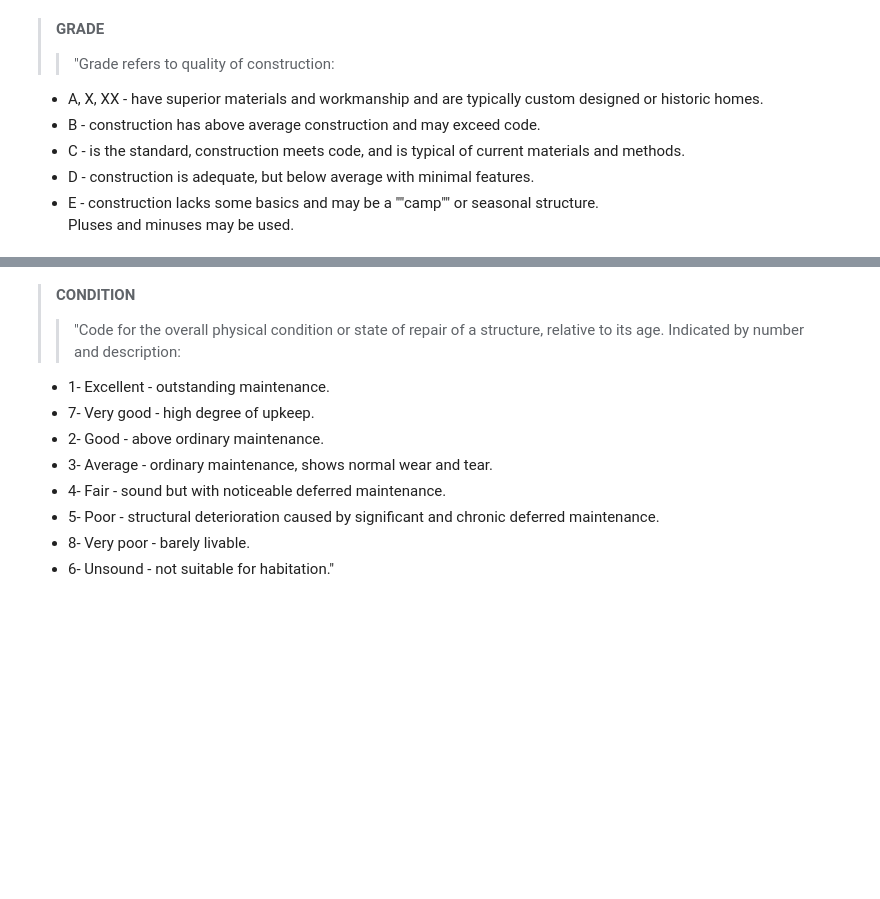
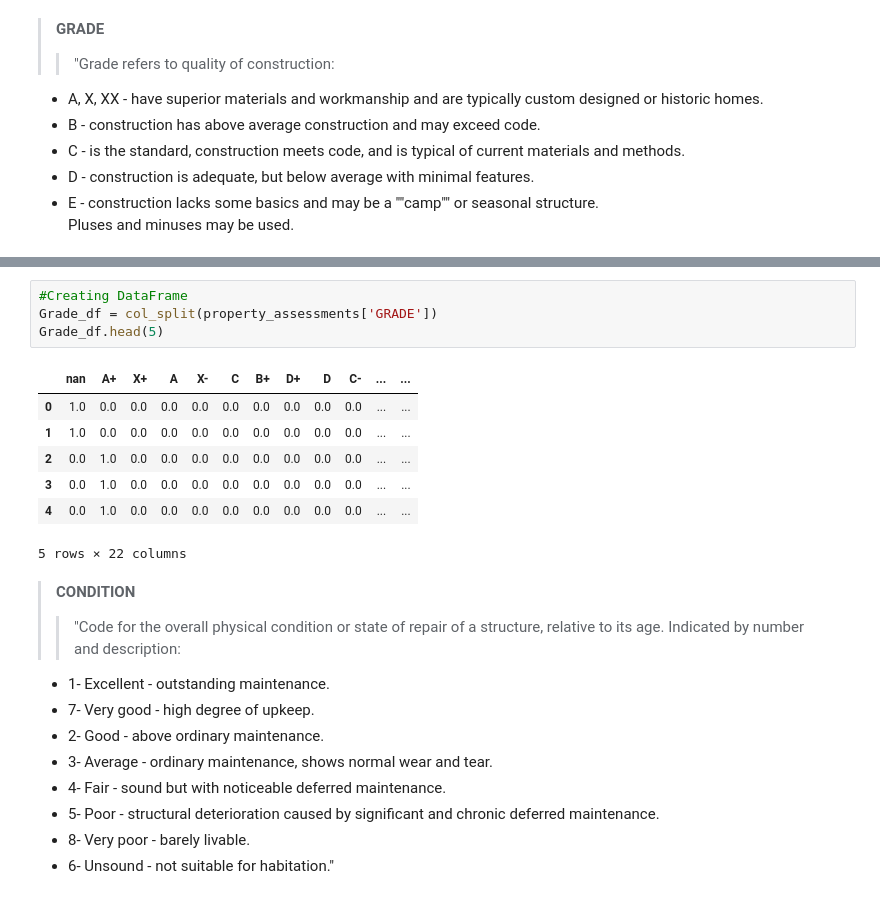
Before and after one commit to wonch002/Home-Value-Prediction, a Jupyter notebook: notebooks/ACPA_EDA_AND_CLEAN.ipynb, the cells around one changed output, grey strips where cells are left out. Cells and saved outputs as stored; diff of their text form; blank space fills up the shorter version.

```diff
--- a/notebooks/ACPA_EDA_AND_CLEAN.ipynb
+++ b/notebooks/ACPA_EDA_AND_CLEAN.ipynb
@@ -583,3 +997,15 @@ Pluses and minuses may be used.
+# %%
+#Creating DataFrame
+Grade_df = col_split(property_assessments['GRADE'])
+Grade_df.head(5)
+# %% [output]
+|  | nan | A+ | X+ | A | X- | C | B+ | D+ | D | C- | ... | ... |
+| 0 | 1.0 | 0.0 | 0.0 | 0.0 | 0.0 | 0.0 | 0.0 | 0.0 | 0.0 | 0.0 | ... | ... |
+| 1 | 1.0 | 0.0 | 0.0 | 0.0 | 0.0 | 0.0 | 0.0 | 0.0 | 0.0 | 0.0 | ... | ... |
+| 2 | 0.0 | 1.0 | 0.0 | 0.0 | 0.0 | 0.0 | 0.0 | 0.0 | 0.0 | 0.0 | ... | ... |
+| 3 | 0.0 | 1.0 | 0.0 | 0.0 | 0.0 | 0.0 | 0.0 | 0.0 | 0.0 | 0.0 | ... | ... |
+| 4 | 0.0 | 1.0 | 0.0 | 0.0 | 0.0 | 0.0 | 0.0 | 0.0 | 0.0 | 0.0 | ... | ... |
+5 rows × 22 columns
 # %% [markdown]
 > **CONDITION**
 >> "Code for the overall physical condition or state of repair of a structure, relative to its age. Indicated by number and description:
```
Also changed, not shown: parts of 38 cells of this notebook.
